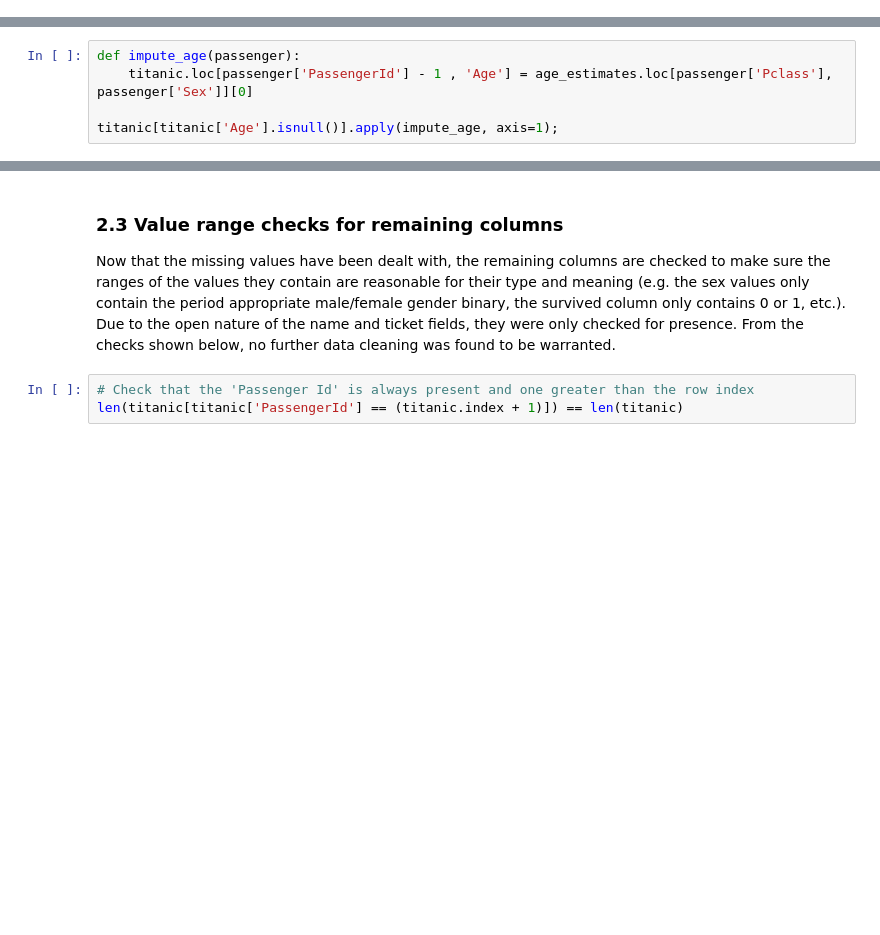
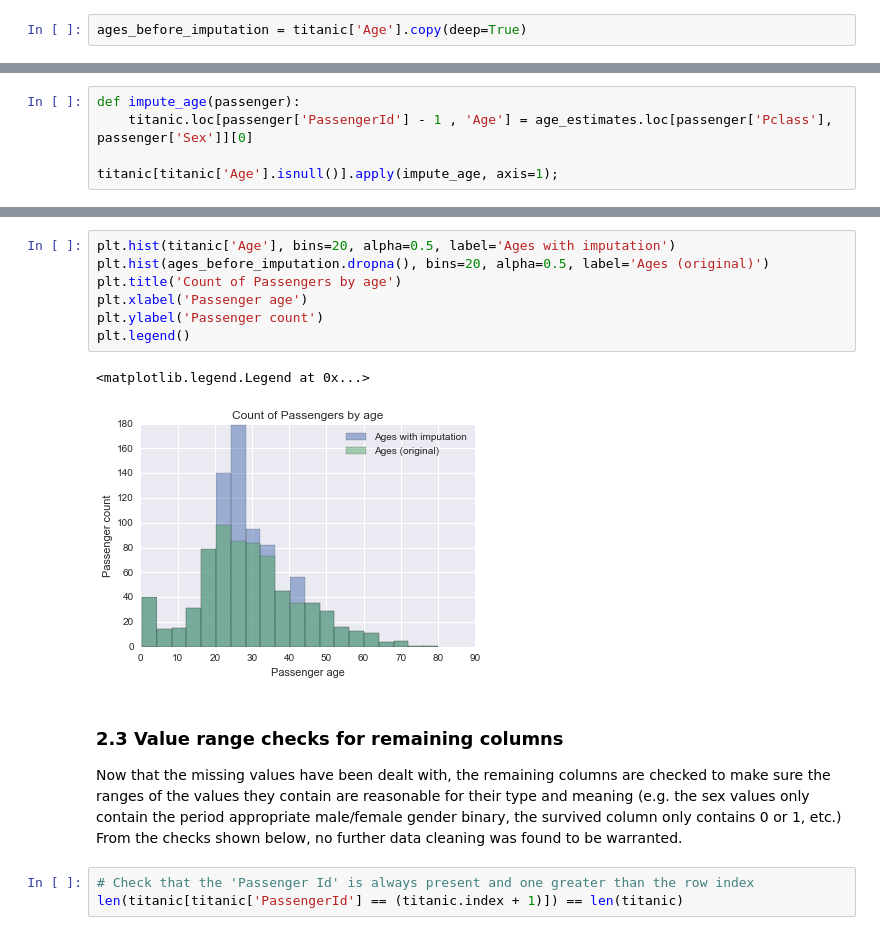
Before and after one commit to mmitchell/data-analyst-nanodegree, a Jupyter notebook: p2/titanic_data_analysis.ipynb, the cells around one changed output, grey strips where cells are left out. Saved outputs shown, nothing was run; the diff lists cells and outputs as text; blank space fills up the shorter version.

```diff
--- a/p2/titanic_data_analysis.ipynb
+++ b/p2/titanic_data_analysis.ipynb
@@ -96,3 +57,5 @@ __Age Column:__ The Age column is missing 19.9% of it's values. The missing valu
+# %%
+ages_before_imputation = titanic['Age'].copy(deep=True)
 # %%
 age_estimates = titanic[['Pclass', 'Sex', 'Age']].groupby(['Pclass', 'Sex']).mean()
 age_estimates
@@ -113,6 +78,16 @@ titanic[titanic['Age'].isnull()].apply(impute_age, axis=1);
+# %%
+plt.hist(titanic['Age'], bins=20, alpha=0.5, label='Ages with imputation')
+plt.hist(ages_before_imputation.dropna(), bins=20, alpha=0.5, label='Ages (original)')
+plt.title('Count of Passengers by age')
+plt.xlabel('Passenger age')
+plt.ylabel('Passenger count')
+plt.legend()
+# %% [output]
+<matplotlib.legend.Legend at 0x...>
+[figure, added]
 # %% [markdown]
 ### 2.3 Value range checks for remaining columns
-Now that the missing values have been dealt with, the remaining columns are checked to make sure the ranges of the values they contain are reasonable for their type and meaning (e.g. the sex values only contain the period appropriate male/female gender binary, the survived column only contains 0 or 1, etc.). Due to the open nature of the name and ticket fields, they were only checked for presence. From the checks shown below, no further data cleaning was found to be warranted.
+Now that the missing values have been dealt with, the remaining columns are checked to make sure the ranges of the values they contain are reasonable for their type and meaning (e.g. the sex values only contain the period appropriate male/female gender binary, the survived column only contains 0 or 1, etc.) From the checks shown below, no further data cleaning was found to be warranted.
 # %%
 # Check that the 'Passenger Id' is always present and one greater than the row index
 len(titanic[titanic['PassengerId'] == (titanic.index + 1)]) == len(titanic)
```
Also changed, not shown: parts of 79 cells of this notebook, 2 other files.
